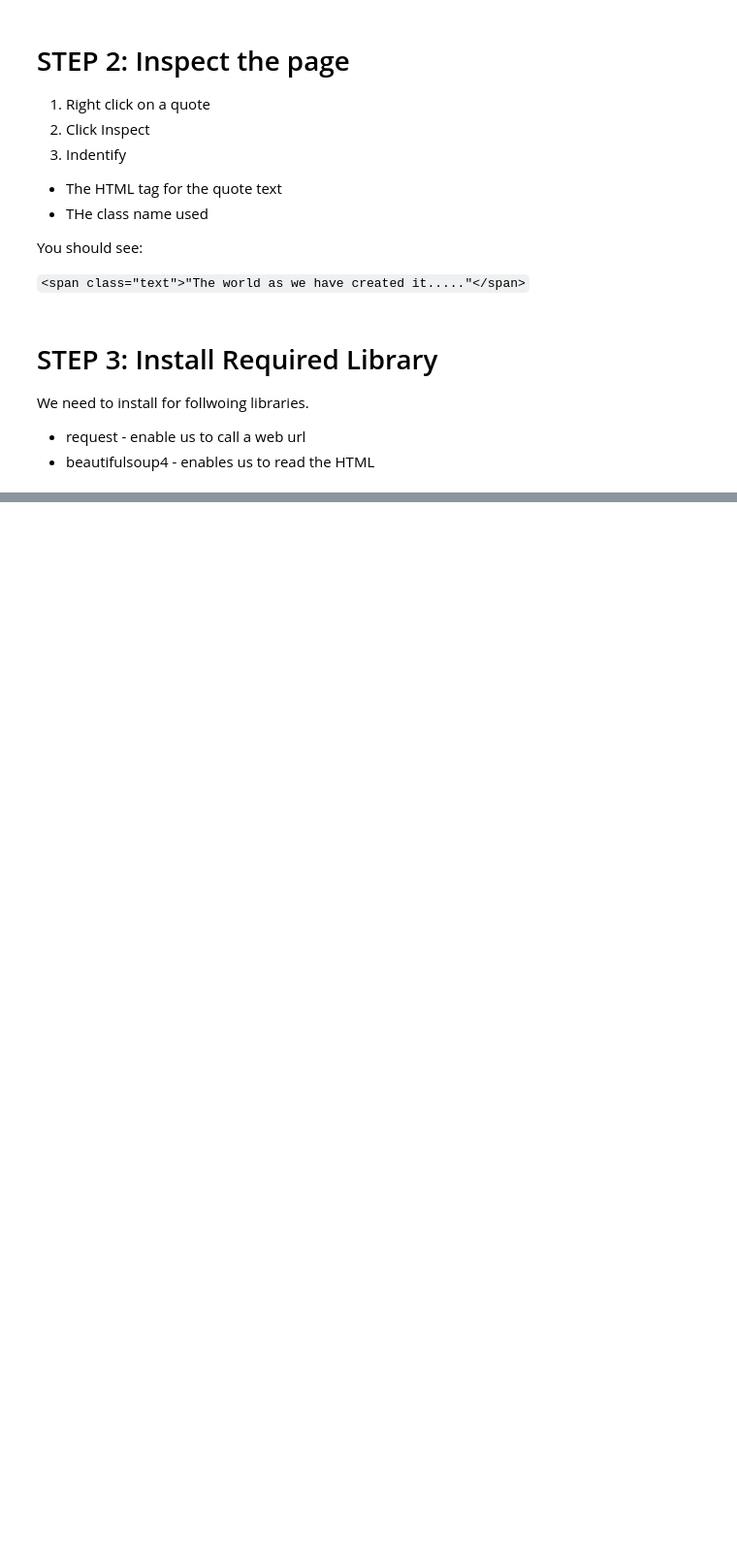
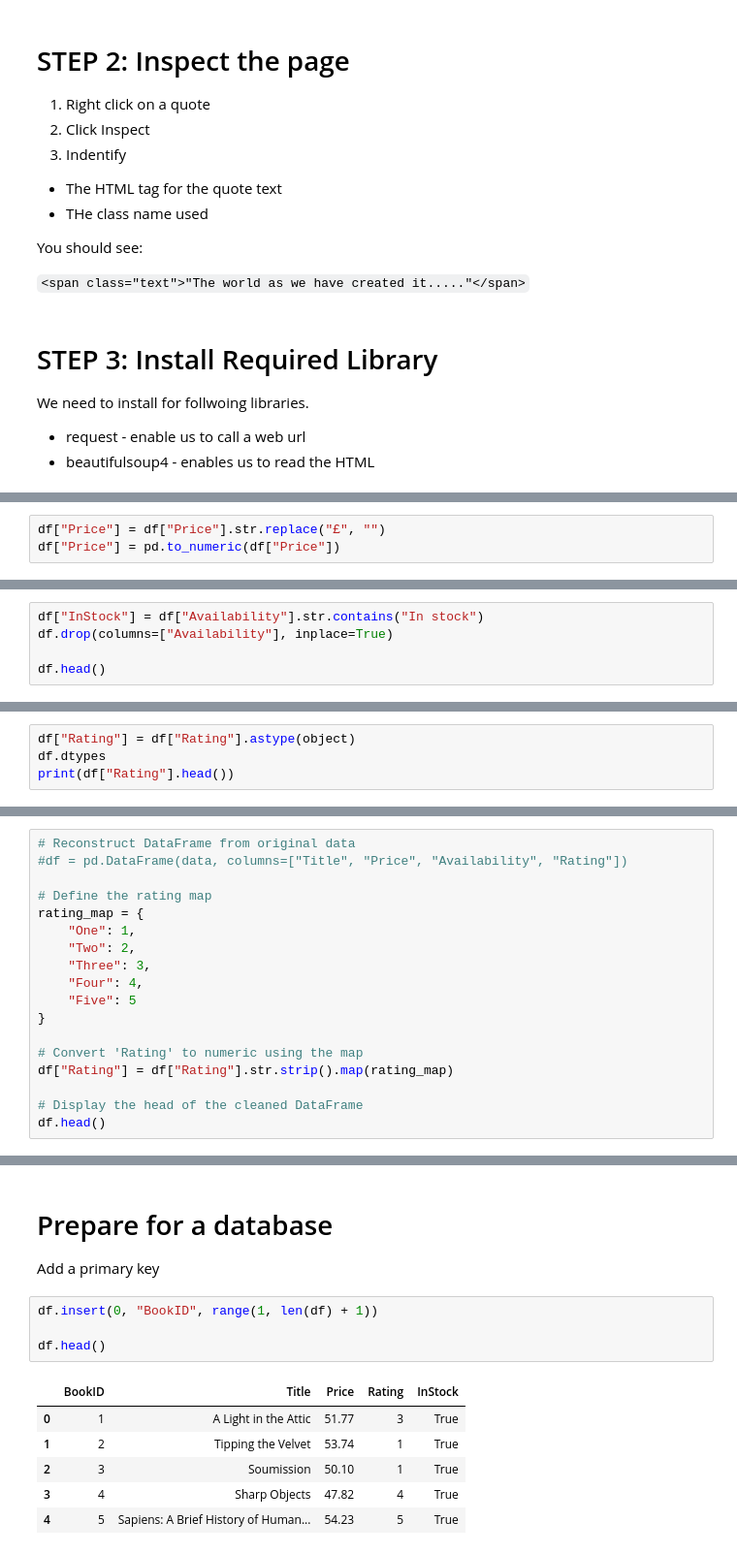
Before and after one commit to p-tech/wbs-dm-2026, a Jupyter notebook: web_scrape/Scrape_Elements.ipynb, the cells around one changed output, grey strips where cells are left out. Shown at 97% size. Saved outputs shown, nothing was run; the diff lists cells and outputs as text; blank space fills up the shorter version.

```diff
--- a/web_scrape/Scrape_Elements.ipynb
+++ b/web_scrape/Scrape_Elements.ipynb
@@ -194,0 +145,3 @@ Slect a website and extract eleemnts from the page
+# %%
+df["Price"] = df["Price"].str.replace("£", "")
+df["Price"] = pd.to_numeric(df["Price"])
@@ -194,0 +154,5 @@ Slect a website and extract eleemnts from the page
+# %%
+df["InStock"] = df["Availability"].str.contains("In stock")
+df.drop(columns=["Availability"], inplace=True)
+
+df.head()
@@ -194,0 +177,4 @@ Slect a website and extract eleemnts from the page
+# %%
+df["Rating"] = df["Rating"].astype(object)
+df.dtypes
+print(df["Rating"].head())
@@ -194,0 +188,18 @@ Slect a website and extract eleemnts from the page
+# %%
+# Reconstruct DataFrame from original data
+#df = pd.DataFrame(data, columns=["Title", "Price", "Availability", "Rating"])
+
+# Define the rating map
+rating_map = {
+    "One": 1,
+    "Two": 2,
+    "Three": 3,
+    "Four": 4,
+    "Five": 5
+}
+
+# Convert 'Rating' to numeric using the map
+df["Rating"] = df["Rating"].str.strip().map(rating_map)
+
+# Display the head of the cleaned DataFrame
+df.head()
@@ -194,0 +213,14 @@ Slect a website and extract eleemnts from the page
+# %% [markdown]
+# Prepare for a database
+Add a primary key
+# %%
+df.insert(0, "BookID", range(1, len(df) + 1))
+
+df.head()
+# %% [output]
+|  | BookID | Title | Price | Rating | InStock |
+| 0 | 1 | A Light in the Attic | 51.77 | 3 | True |
+| 1 | 2 | Tipping the Velvet | 53.74 | 1 | True |
+| 2 | 3 | Soumission | 50.10 | 1 | True |
+| 3 | 4 | Sharp Objects | 47.82 | 4 | True |
+| 4 | 5 | Sapiens: A Brief History of Human... | 54.23 | 5 | True |
```
Also changed, not shown: parts of 35 cells of this notebook.
